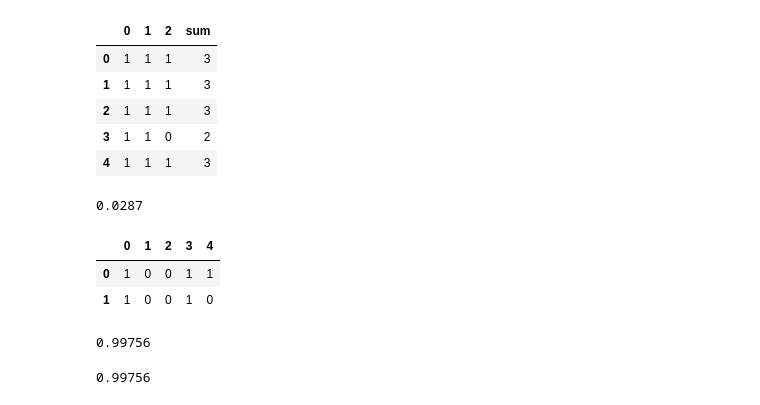
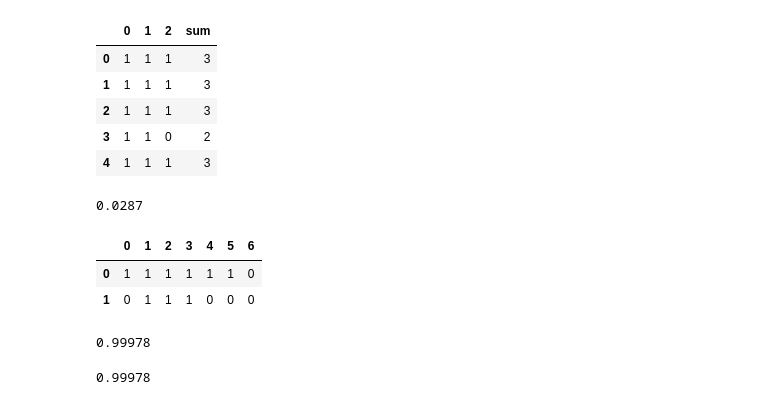
Before and after one commit to rajeshlamichhane04/statistics-exercises, a Jupyter notebook: simulation.ipynb, the cells around one changed output. Cells and saved outputs as stored; diff of their text form; code cells hidden in the pictures.

```diff
--- a/simulation.ipynb
+++ b/simulation.ipynb
@@ -365,26 +365,26 @@ truck.head()
 # %%
 #7b. How likely is it that a food truck will show up sometime this week?
 
 p_yes_truck = .7
 p_no_truck = .3
 choice = [1,0]
 n_sim = 100_000
-days = 5
+days = 7
 truck = np.random.choice(choice,p=[p_yes_truck,p_no_truck],size = (n_sim, days))
 truck = pd.DataFrame(truck)
 truck.head(2)
 # %% [output]
-|  | 0 | 1 | 2 | 3 | 4 |
-| 0 | 1 | 0 | 0 | 1 | 1 |
-| 1 | 1 | 0 | 0 | 1 | 0 |
+|  | 0 | 1 | 2 | 3 | 4 | 5 | 6 |
+| 0 | 1 | 1 | 1 | 1 | 1 | 1 | 0 |
+| 1 | 0 | 1 | 1 | 1 | 0 | 0 | 0 |
 # %%
 #atleast one time show this week
 (truck.sum(axis = 1) > 0).mean()
 # %% [output]
-0.99756
+0.99978
 # %%
 # or
 1- ((truck.sum(axis = 1) == 0).mean())
 # %% [output]
-0.99756
+0.99978
 # %%
```
Also changed, not shown: parts of 9 cells of this notebook.
